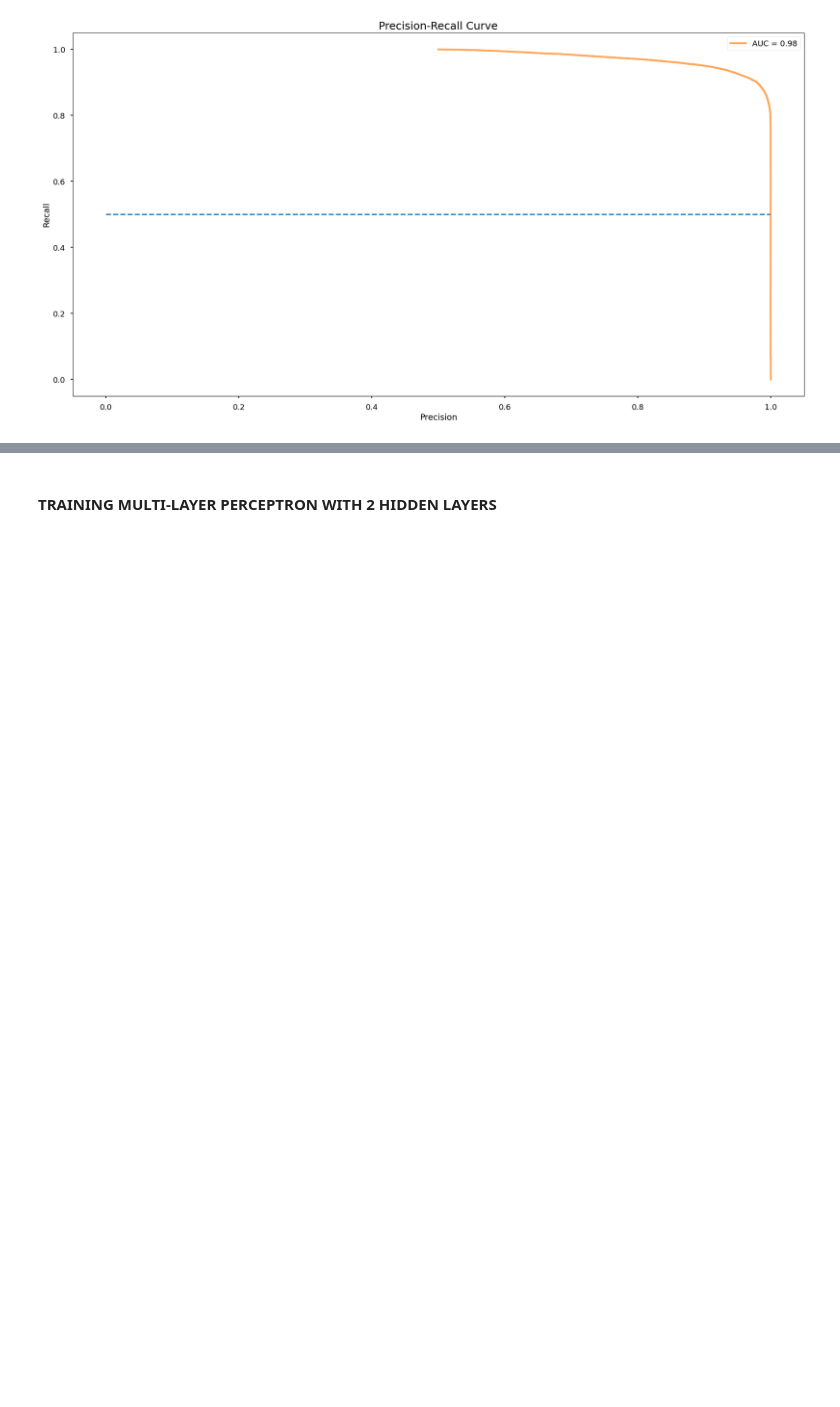
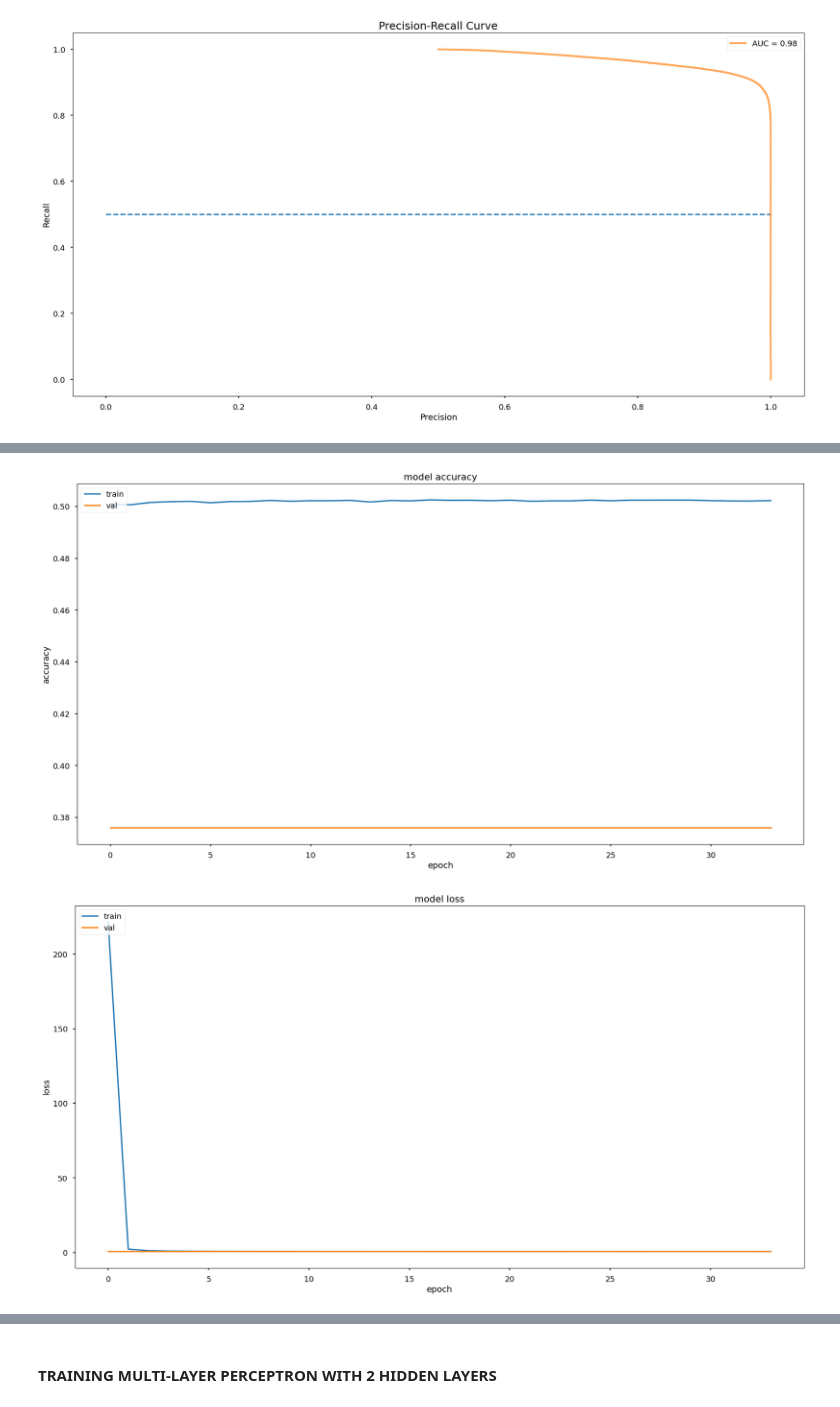
Before and after one commit to VinukaSilva/Credit-Card-Fraud-Detection, a Jupyter notebook: ANN.ipynb, the cells around one changed output, grey strips where cells are left out. Cells and saved outputs as stored; diff of their text form; code cells hidden in the pictures; blank space fills up the shorter version.

Commit message:
Multi Layer Perceptron Completed

```diff
--- a/ANN.ipynb
+++ b/ANN.ipynb
@@ -598,0 +745,17 @@ plt.show()
+# %%
+# training Multi-layer perceptron with 2 hidden layers
+es= keras.callbacks.EarlyStopping(monitor='val_loss',
+                              min_delta=0,
+                              patience=22,
+                              verbose=0, mode='min', restore_best_weights= True)
+Model2 = Sequential()
+Model2.add(Dense(65, input_shape=(n_inputs, ), kernel_initializer='he_normal', activation='relu'))
+Model2.add(Dropout(0.5))
+Model2.add(Dense(65, kernel_initializer='he_normal', activation='relu'))
+Model2.add(Dropout(0.5))
+Model2.add(Dense(1, kernel_initializer='he_normal', activation='sigmoid'))
+
+Model2.compile(Adam(learning_rate=0.001), loss='binary_crossentropy', metrics=['accuracy'])
+
+his_mod2= Model2.fit(X_adasampled, Y_adasampled, validation_data=(Xval_arr, Yval_arr), batch_size=700, epochs=40, callbacks=[es], shuffle=True, verbose=2)
+print(his_mod2.history.keys())
@@ -598,0 +780,21 @@ plt.show()
+# %%
+# summarize history for accuracy
+plt.plot(his_mod2.history['accuracy'])
+plt.plot(his_mod2.history['val_accuracy'])
+plt.title('model accuracy')
+plt.ylabel('accuracy')
+plt.xlabel('epoch')
+plt.legend(['train', 'val'], loc='upper left')
+plt.show()
+
+# summarize history for loss
+plt.plot(his_mod2.history['loss'])
+plt.plot(his_mod2.history['val_loss'])
+plt.title('model loss')
+plt.ylabel('loss')
+plt.xlabel('epoch')
+plt.legend(['train', 'val'], loc='upper left')
+plt.show()
+# %% [output]
+[figure, added]
+[figure, added]
```
Also changed, not shown: parts of 38 cells of this notebook.
